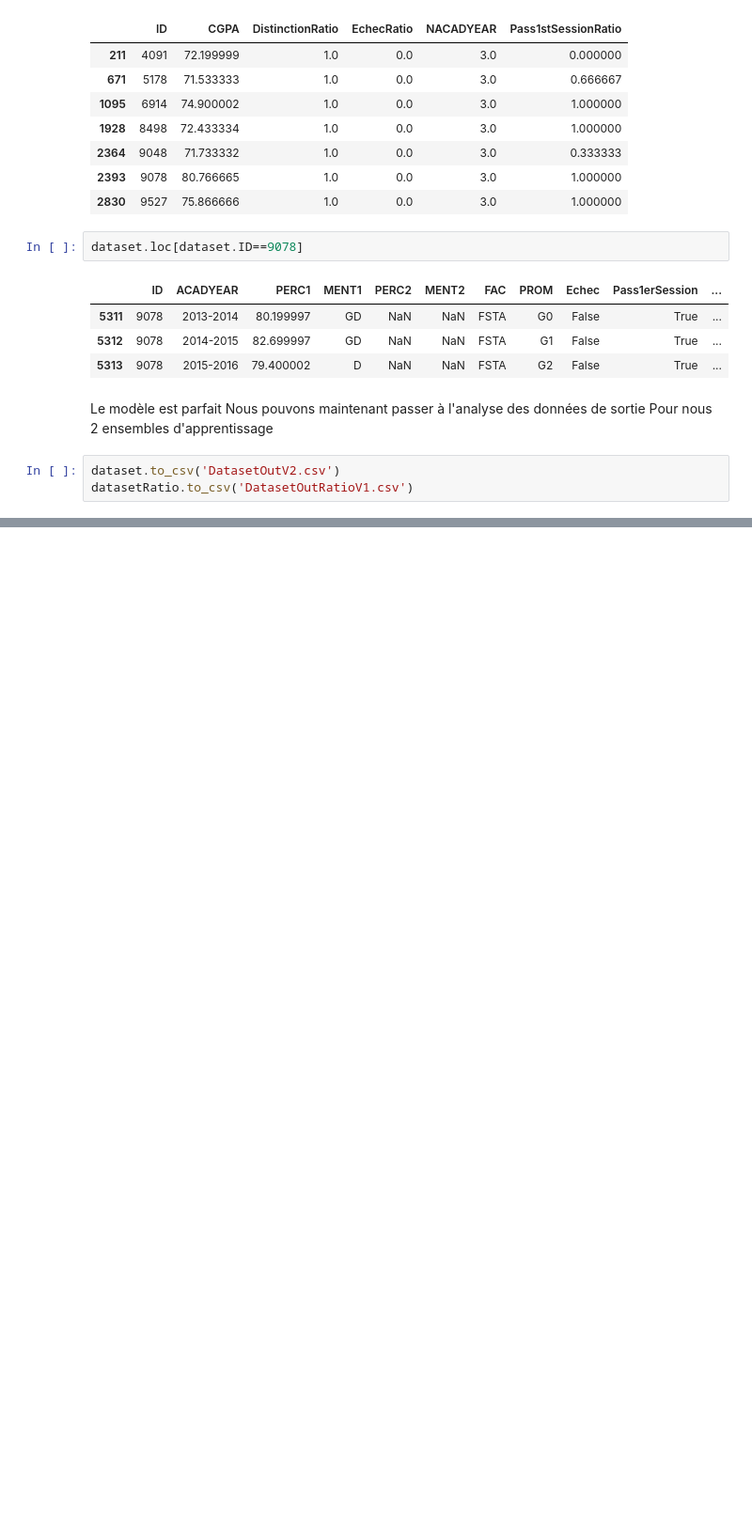
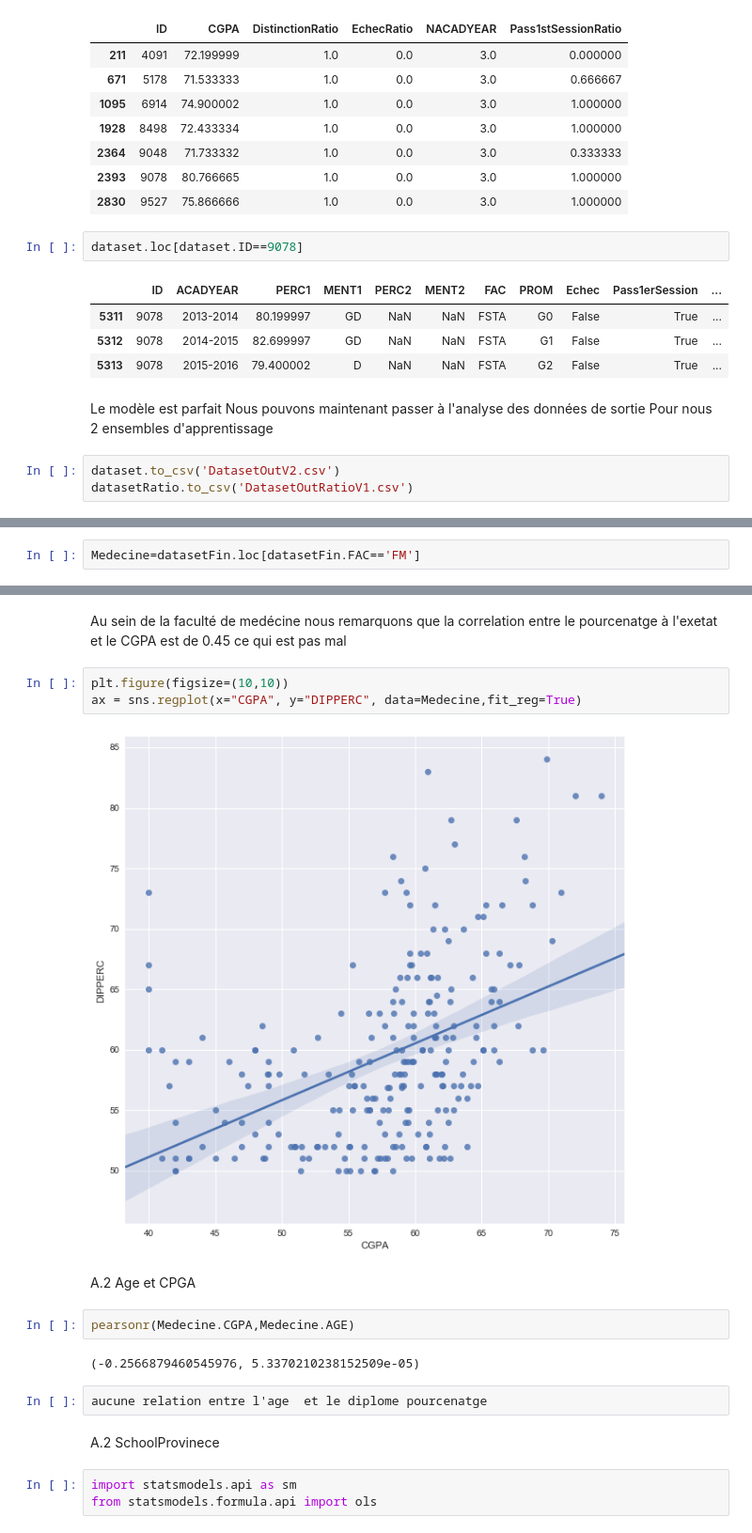
Before and after one commit to espoirMur/Student-Grade-Predictor, a Jupyter notebook: OuputPreparationDraf1.ipynb, the cells around one changed output, grey strips where cells are left out. Shown at 94% size. Drawn from its saved outputs; the diff is of its cells as text; blank space fills up the shorter version.

```diff
--- a/OuputPreparationDraf1.ipynb
+++ b/OuputPreparationDraf1.ipynb
@@ -316,0 +521,2 @@ datasetRatio.to_csv('DatasetOutRatioV1.csv')
+# %%
+Medecine=datasetFin.loc[datasetFin.FAC=='FM']
@@ -316,0 +544,20 @@ datasetRatio.to_csv('DatasetOutRatioV1.csv')
+# %% [markdown]
+Au sein de la faculté de medécine nous remarquons que la correlation entre le pourcenatge à l'exetat et le CGPA est de 0.45  ce qui est pas mal
+# %%
+plt.figure(figsize=(10,10))
+ax = sns.regplot(x="CGPA", y="DIPPERC", data=Medecine,fit_reg=True)
+# %% [output]
+[figure, added]
+# %% [markdown]
+A.2 Age et CPGA
+# %%
+pearsonr(Medecine.CGPA,Medecine.AGE)
+# %% [output]
+(-0.2566879460545976, 5.3370210238152509e-05)
+# %%
+aucune relation entre l'age  et le diplome pourcenatge
+# %% [markdown]
+A.2 SchoolProvinece
+# %%
+import statsmodels.api as sm
+from statsmodels.formula.api import ols
```
Also changed, not shown: parts of 126 cells of this notebook, 6 other files.
